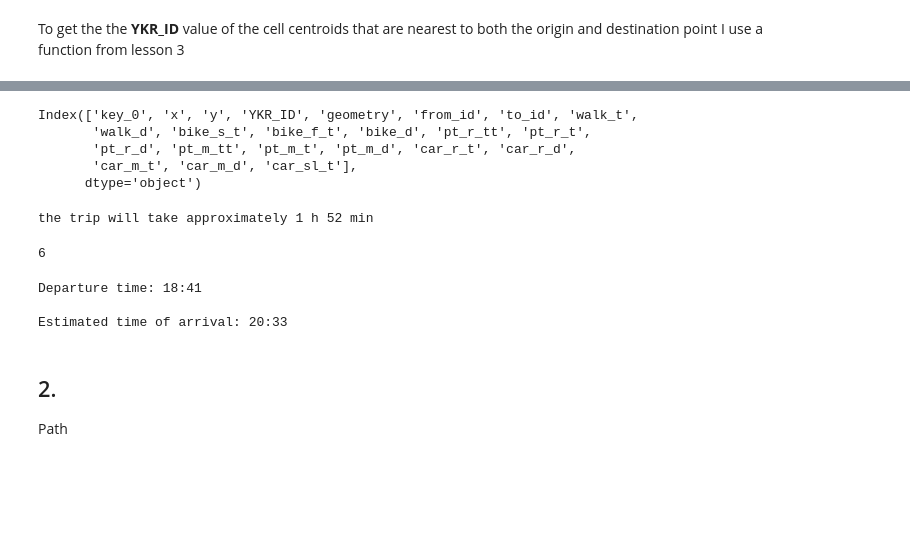
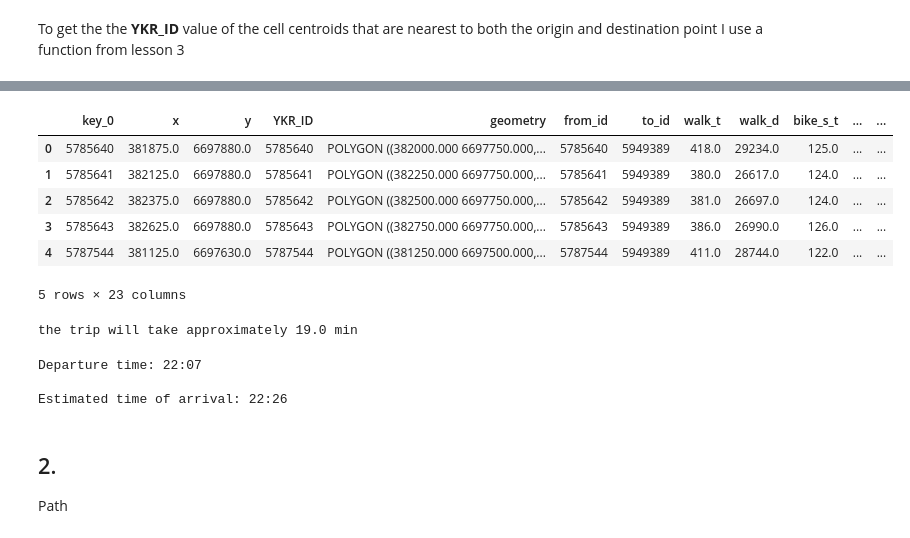
Before and after one commit to eemilhaa/Autogis_final, a Jupyter notebook: Final_exercise.ipynb, the cells around one changed output, grey strips where cells are left out. Cells and saved outputs as stored; diff of their text form; code cells hidden in the pictures; blank space fills up the shorter version.

```diff
--- a/Final_exercise.ipynb
+++ b/Final_exercise.ipynb
@@ -158,19 +150,21 @@ print(orig_YKR, dest_YKR)
 # %%
 # Select apprpriate travel time data based on dest_point's YKR_ID (Only 4/13 231 possible files uploaded to git)
 fp_tt = r'data/traveltimes/travel_times_to_ '+str(dest_YKR)+'.txt'
 
 # Read in data
 tt_data = pd.read_csv(fp_tt, sep=';', na_values=['-1'])
 
 # Merge travel time data to YKR grid
 tt_grid = grid.merge(tt_data, on=tt_data['from_id'])
-tt_grid.columns
+tt_grid.head()
 # %% [output]
+|  | key_0 | x | y | YKR_ID | geometry | from_id | to_id | walk_t | walk_d | bike_s_t | ... | ... |
+| 0 | 5785640 | 381875.0 | 6697880.0 | 5785640 | POLYGON ((382000.000 6697750.000,... | 5785640 | 5949389 | 418.0 | 29234.0 | 125.0 | ... | ... |
+| 1 | 5785641 | 382125.0 | 6697880.0 | 5785641 | POLYGON ((382250.000 6697750.000,... | 5785641 | 5949389 | 380.0 | 26617.0 | 124.0 | ... | ... |
+| 2 | 5785642 | 382375.0 | 6697880.0 | 5785642 | POLYGON ((382500.000 6697750.000,... | 5785642 | 5949389 | 381.0 | 26697.0 | 124.0 | ... | ... |
+| 3 | 5785643 | 382625.0 | 6697880.0 | 5785643 | POLYGON ((382750.000 6697750.000,... | 5785643 | 5949389 | 386.0 | 26990.0 | 126.0 | ... | ... |
+| 4 | 5787544 | 381125.0 | 6697630.0 | 5787544 | POLYGON ((381250.000 6697500.000,... | 5787544 | 5949389 | 411.0 | 28744.0 | 122.0 | ... | ... |
-Index(['key_0', 'x', 'y', 'YKR_ID', 'geometry', 'from_id', 'to_id', 'walk_t',
-       'walk_d', 'bike_s_t', 'bike_f_t', 'bike_d', 'pt_r_tt', 'pt_r_t',
-       'pt_r_d', 'pt_m_tt', 'pt_m_t', 'pt_m_d', 'car_r_t', 'car_r_d',
-       'car_m_t', 'car_m_d', 'car_sl_t'],
-      dtype='object')
+5 rows × 23 columns
 # %%
 # Select the grid cell that has the information of the total duration of the trip from orig_point to dest_point
 time_cell = tt_grid.loc[tt_grid['YKR_ID']==orig_YKR]
@@ -180,17 +174,16 @@ if transport_method == 'walk':
     column = 'walk_t'
 if transport_method == 'bike':
     column = 'bike_s_t'
-
-# The column selection for public transportation and car takes the rush hours into account (but not on sundays!)
+# The column selection for public transport and car takes the rush hours into account, but not on the weekend (weekday 5 or 6)
 if transport_method == 'public':
-    if 8 <= time_start.hour <= 9 or 16 <= time_start.hour <= 18 and time_start.weekday() % 6 != 0:
+    if 8 <= departure_time.hour <= 9 or 16 <= departure_time.hour <= 18 and departure_time.weekday() <= 4:
         column = 'pt_r_t'
         traffic_forecast = 'Rush hour'
     else:
         column = 'pt_m_t'
         traffic_forecast = 'Normal traffic'
 if transport_method == 'car':
-    if 8 <= time_start.hour <= 9 or 16 <= time_start.hour <= 18 and time_start.weekday() % 6 != 0:
+    if 8 <= departure_time.hour <= 9 or 16 <= departure_time.hour <= 18 and departure_time.weekday() <= 4:
         traffic_forecast = 'Rush hour'
         column = 'car_r_t'
     else:
@@ -200,7 +193,7 @@ if transport_method == 'car':
 # Get travel time as minutes
 travel_time = time_cell[column].iloc[0]
 
-# Format travel time for cleaner output later on
+# Format travel time for cleaner output
 if travel_time >= 60:
     tt_h = int(travel_time // 60)
     tt_min = int(travel_time % 60)
@@ -211,53 +204,46 @@ else:
 print('the trip will take approximately '+
       travel_time_formatted)
 # %% [output]
-the trip will take approximately 1 h 52 min
+the trip will take approximately 19.0 min
-# %%
-time_start.weekday() % 12
-# %% [output]
-6
 # %%
 # ETA
 
 # Estimated time of arrival
-eta = time_start + datetime.timedelta(minutes=travel_time)
+eta = departure_time + datetime.timedelta(minutes=travel_time)
 
-# Format current and arrival time to hours + minutes for output later on
-if time_start.hour >= 10:
-    hour_now = str(time_start.hour)
+# Format current and arrival time to hours + minutes for cleaner output
+if departure_time.hour >= 10:
+    hour_now = str(departure_time.hour)
 else:
-    hour_now = '0'+str(time_start.hour)
+    hour_now = '0'+str(departure_time.hour)
+if departure_time.minute >= 10:
+    minute_now = str(departure_time.minute)
+else:
+    minute_now = '0'+str(departure_time.minute)
 
-if time_start.minute >= 10:
-    minute_now = str(time_start.minute)
-else:
-    minute_now = '0'+str(time_start.minute)
-
-time_start_formatted = hour_now + ':'+ minute_now
+departure_time_formatted = hour_now + ':'+ minute_now
 
 if eta.hour >= 10:
     hour_eta = str(eta.hour)
 else:
     hour_eta = '0'+str(eta.hour)
-
 if eta.minute >= 10:
     minute_eta = str(eta.minute)
 else:
     minute_eta = '0'+str(eta.minute)
 
-time_start_formatted = hour_now +':'+ minute_now
 eta_formatted = hour_eta+':'+minute_eta
 
 # Test print
 print('Departure time: '+
-      time_start_formatted+
+      departure_time_formatted+
       '\n\nEstimated time of arrival: '+
       eta_formatted
      )
 # %% [output]
-Departure time: 18:41
+Departure time: 22:07
 
-Estimated time of arrival: 20:33
+Estimated time of arrival: 22:26
 # %% [markdown]
 ## 2.
 Path
```
Also changed, not shown: parts of 9 cells of this notebook.
